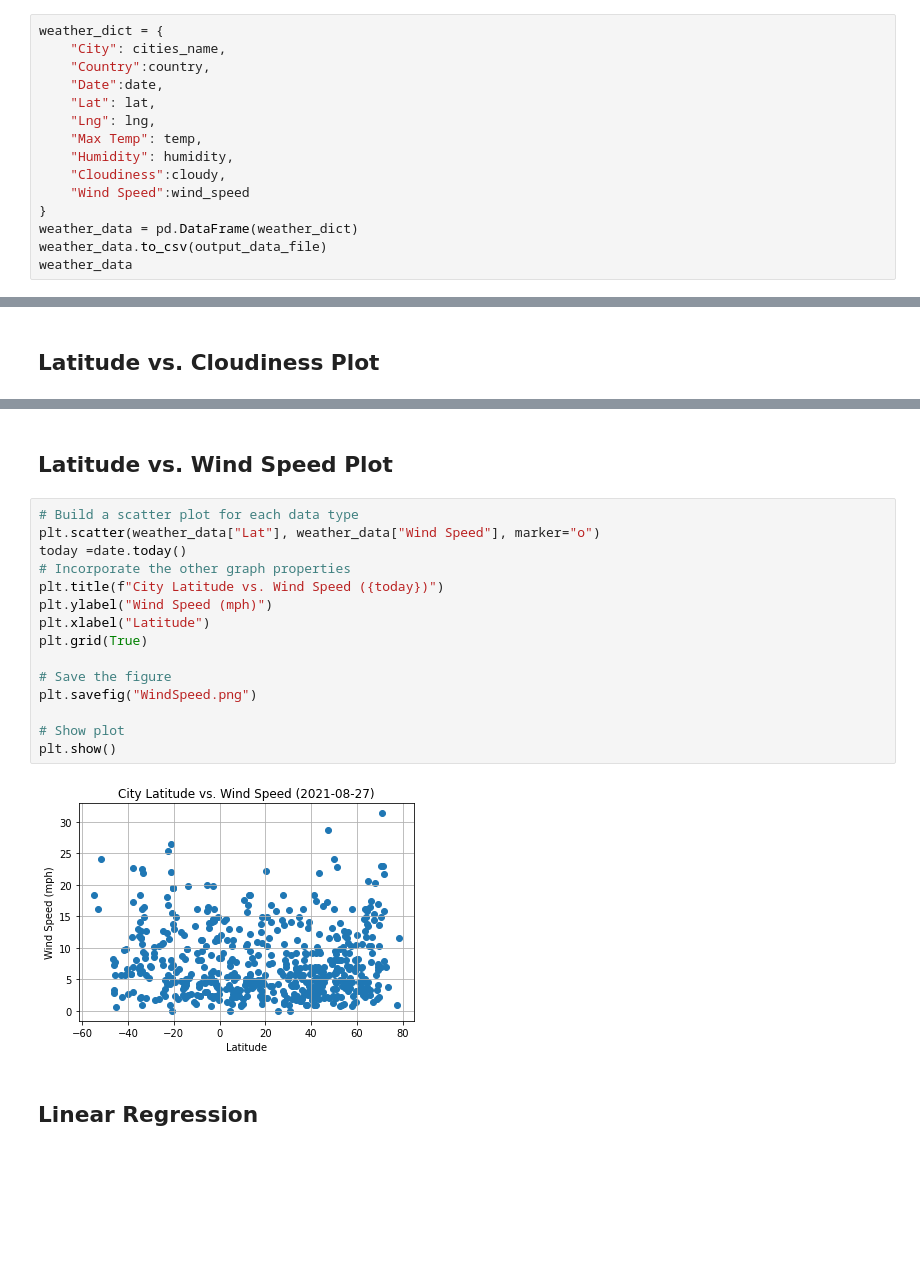
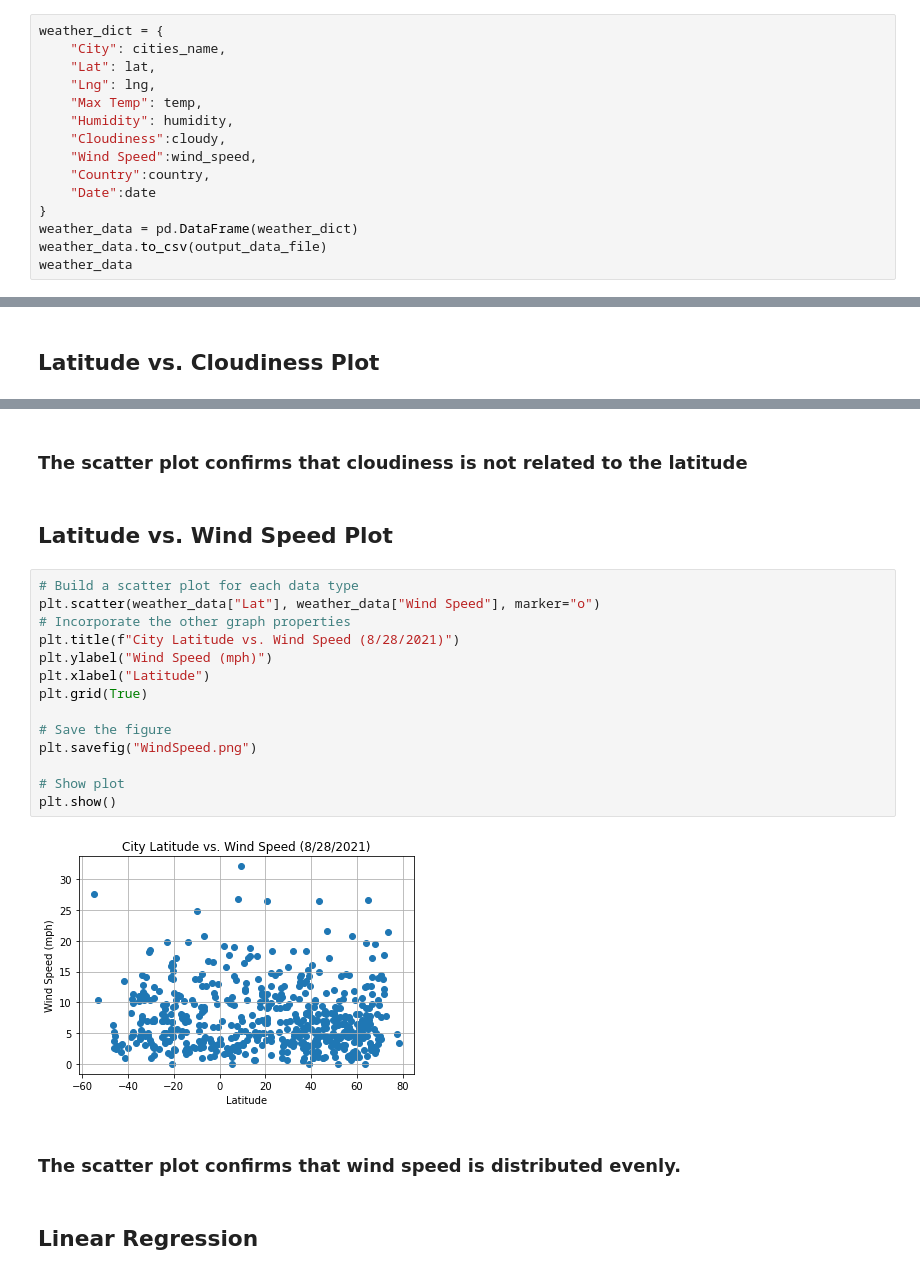
Before and after one commit to nimmyja/Python_API_Analysis, a Jupyter notebook: WeatherPy.ipynb, the cells around one changed output, grey strips where cells are left out. Cells and saved outputs as stored; diff of their text form; blank space fills up the shorter version.

```diff
--- a/WeatherPy.ipynb
+++ b/WeatherPy.ipynb
@@ -181,14 +160,14 @@ print(len(date))
 # %%
 weather_dict = {
     "City": cities_name,
-    "Country":country,
-    "Date":date,
     "Lat": lat,
     "Lng": lng,
     "Max Temp": temp,
     "Humidity": humidity,
     "Cloudiness":cloudy,
-    "Wind Speed":wind_speed
+    "Wind Speed":wind_speed,
+    "Country":country,
+    "Date":date
 }
 weather_data = pd.DataFrame(weather_dict)
 weather_data.to_csv(output_data_file)
@@ -296,22 +279,25 @@ plt.show()
+# %% [markdown]
+### The scatter plot confirms that cloudiness is not related to the latitude
 # %% [markdown]
 ## Latitude vs. Wind Speed Plot
 # %%
 # Build a scatter plot for each data type
 plt.scatter(weather_data["Lat"], weather_data["Wind Speed"], marker="o")
-today =date.today()
 # Incorporate the other graph properties
-plt.title(f"City Latitude vs. Wind Speed ({today})")
+plt.title(f"City Latitude vs. Wind Speed (8/28/2021)")
 plt.ylabel("Wind Speed (mph)")
 plt.xlabel("Latitude")
 plt.grid(True)
 
 # Save the figure
 plt.savefig("WindSpeed.png")
 
 # Show plot
 plt.show()
 # %% [output]
-[figure, old version]
+[figure, new version]
+# %% [markdown]
+### The scatter plot confirms that wind speed is distributed evenly.
 # %% [markdown]
 ## Linear Regression
 # %% [markdown]
```
Also changed, not shown: parts of 24 cells of this notebook, 14 other files.
